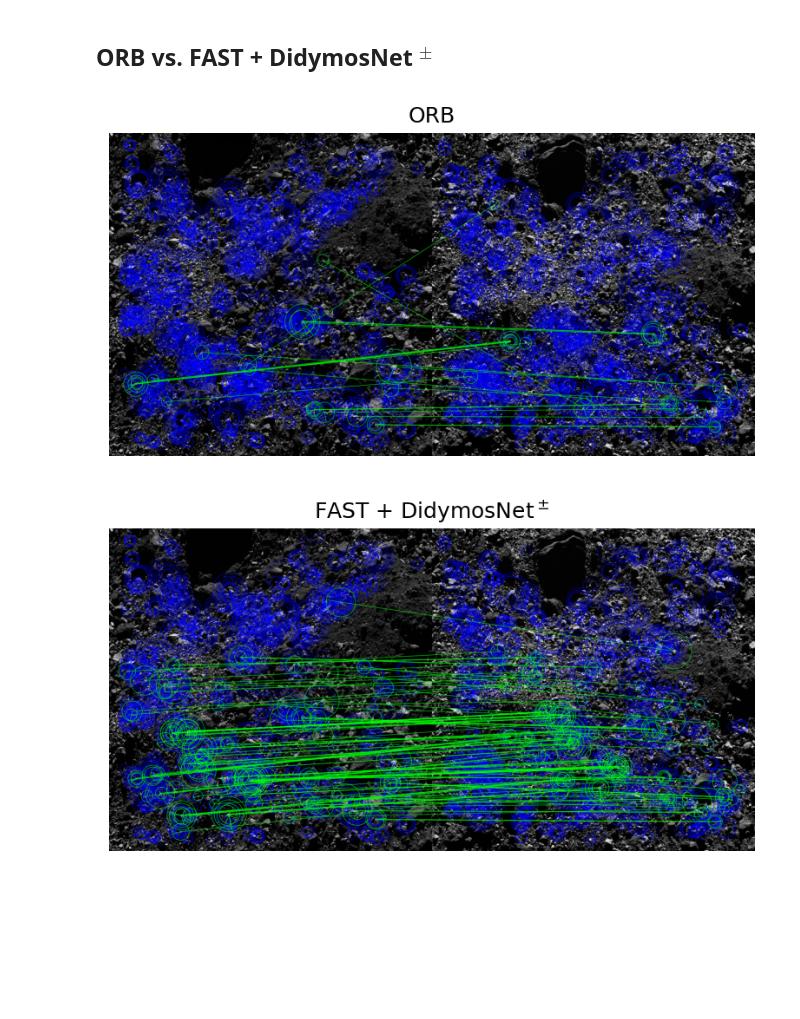
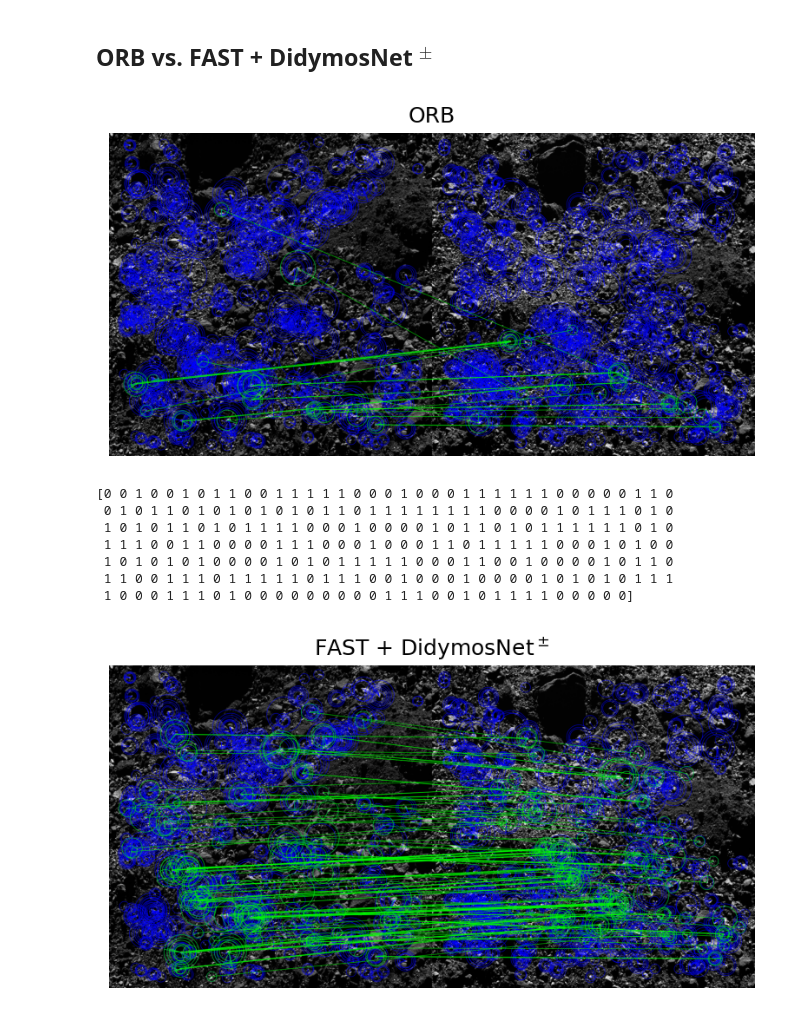
Before and after one commit to travisdriver/didymosnet, a Jupyter notebook: feature_demo.ipynb, the cells around one changed output. Drawn from its saved outputs; the diff is of its cells as text; code cells hidden in the pictures; blank space fills up the shorter version.

```diff
--- a/feature_demo.ipynb
+++ b/feature_demo.ipynb
@@ -99,34 +103,45 @@ from utils.opencv_helper import MatcherWrapper
 device = torch.device("cuda:0" if torch.cuda.is_available() else "cpu")
 model = DidymosNet(dim_desc=-1)
 model.load_state_dict(torch.load("pretrained/didymosnet_pm/net-epoch-200.pth", map_location=device))
 model.to(device).eval()
 
 # Initialize matcher.
 matcher = MatcherWrapper(norm_type=cv2.NORM_HAMMING)
 
 # Compute and match ORB keypoints and descriptors.
 orb = cv2.ORB_create(nfeatures=1000)
 kps0, orb_descs0 = orb.detectAndCompute(img0, None)
 kps1, orb_descs1 = orb.detectAndCompute(img1, None)
 # orb_descs0 = np.unpackbits(orb_descs0, axis=1)
-orb_matches, _, _, orb_inlier_mask, _= matcher.get_matches(orb_descs0, orb_descs1, kps0, kps1)
+orb_matches, _, _, orb_inlier_mask, _= matcher.get_matches(
+    orb_descs0, orb_descs1, kps0, kps1, cross_check=True, err_thld=5, ransac=True
+)
 disp = matcher.draw_matches(img0, kps0, img1, kps1, orb_matches, orb_inlier_mask)
 plt.imshow(disp)
 plt.title(r"ORB")
 plt.axis("off")
 plt.show()
 
 # Compute and match DidymosNet$^\pm$ descriptors from ORB (FAST) keypoints.
 didymosnet_descs0 = model(extract_patches(img0, kps0, mag_factor=1).to(device)).cpu().detach().numpy()
 didymosnet_descs1 = model(extract_patches(img1, kps1, mag_factor=1).to(device)).cpu().detach().numpy()
 didymosnet_descs0 = ((16 * didymosnet_descs0 + 1) // 2).astype(np.uint8)  # convert to 0 or 1
 didymosnet_descs1 = ((16 * didymosnet_descs1 + 1) // 2).astype(np.uint8)  # convert to 0 or 1
-didymosnet_matches, _, _, didymosnet_inlier_mask, _= matcher.get_matches(didymosnet_descs0, didymosnet_descs1, kps0, kps1)
+didymosnet_matches, _, _, didymosnet_inlier_mask, _= matcher.get_matches(
+    didymosnet_descs0, didymosnet_descs1, kps0, kps1, cross_check=True, err_thld=5, ransac=True
+)
 disp = matcher.draw_matches(img0, kps0, img1, kps1, didymosnet_matches, didymosnet_inlier_mask)
 plt.imshow(disp)
 plt.title(r"FAST + DidymosNet$^\pm$")
 plt.axis("off")
 plt.show()
 # %% [output]
-[figure, old version]
+[figure, new version]
+[0 0 1 0 0 1 0 1 1 0 0 1 1 1 1 1 0 0 0 1 0 0 0 1 1 1 1 1 1 0 0 0 0 0 1 1 0
+ 0 1 0 1 1 0 1 0 1 0 1 0 1 0 1 1 0 1 1 1 1 1 1 1 1 0 0 0 0 1 0 1 1 1 0 1 0
+ 1 0 1 0 1 1 0 1 0 1 1 1 1 0 0 0 1 0 0 0 0 1 0 1 1 0 1 0 1 1 1 1 1 1 0 1 0
+ 1 1 1 0 0 1 1 0 0 0 0 1 1 1 0 0 0 1 0 0 0 1 1 0 1 1 1 1 1 0 0 0 1 0 1 0 0
+ 1 0 1 0 1 0 1 0 0 0 0 1 0 1 0 1 1 1 1 1 0 0 0 1 1 0 0 1 0 0 0 0 1 0 1 1 0
+ 1 1 0 0 1 1 1 0 1 1 1 1 1 0 1 1 1 0 0 1 0 0 0 1 0 0 0 0 1 0 1 0 1 0 1 1 1
+ 1 0 0 0 1 1 1 0 1 0 0 0 0 0 0 0 0 0 1 1 1 0 0 1 0 1 1 1 1 0 0 0 0 0]
-[figure, old version]
+[figure, new version]
```
Also changed, not shown: parts of 1 cell of this notebook.
